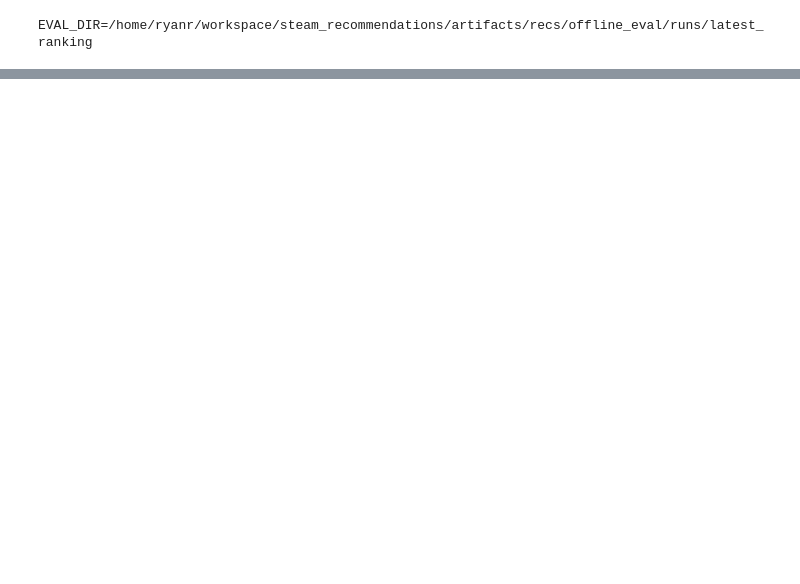
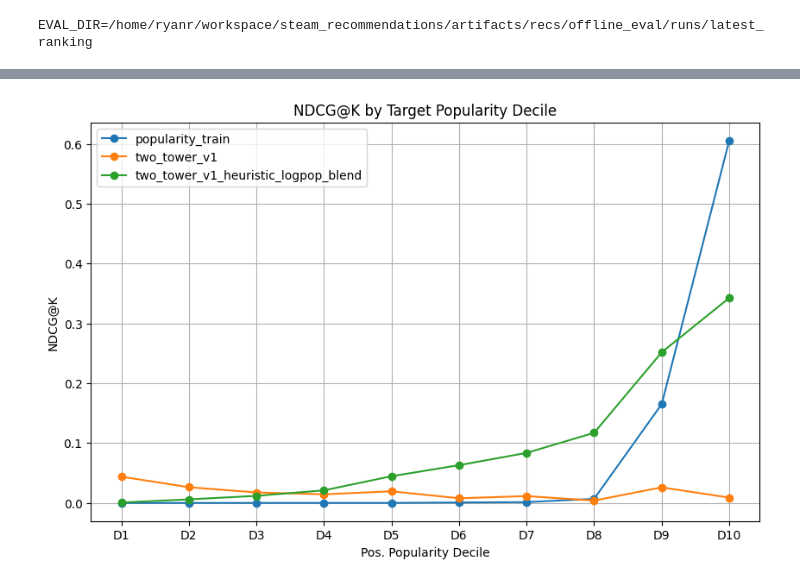
Before and after one commit to rreuther8/steam-review-ml, a Jupyter notebook: notebooks/ranking/recs_011_view_offline_ranking_eval.ipynb, the cells around one changed output, grey strips where cells are left out. Saved outputs shown, nothing was run; the diff lists cells and outputs as text; code cells hidden in the pictures; blank space fills up the shorter version.

```diff
--- a/notebooks/ranking/recs_011_view_offline_ranking_eval.ipynb
+++ b/notebooks/ranking/recs_011_view_offline_ranking_eval.ipynb
@@ -155,0 +225,17 @@ if rank_overall is not None:
+# %%
+display(Markdown("### By target popularity decile"))
+rank_pop_decile = _load_csv("ranking_by_pop_decile")
+if rank_pop_decile is not None:
+    display(rank_pop_decile.sort_values(["pos_pop_decile", "NDCG@K"], ascending=[True, False]))
+
+display(Markdown("### Delta vs popularity by decile (precomputed)"))
+rank_pop_delta = _load_csv("ranking_pop_delta")
+if rank_pop_delta is not None:
+    delta_cols = [
+        c
+        for c in rank_pop_delta.columns
+        if c.endswith("_delta_vs_pop") and c.replace("_delta_vs_pop", "") in DELTA_METRICS
+    ]
+    show_cols = ["pos_pop_decile", "method", *DELTA_METRICS, *delta_cols]
+    show_cols = [c for c in show_cols if c in rank_pop_delta.columns]
+    display(rank_pop_delta[show_cols].sort_values(["pos_pop_decile", "NDCG@K"], ascending=[True, False]))
@@ -155,0 +279,64 @@ if rank_overall is not None:
+# %%
+import matplotlib.pyplot as plt
+
+# Helper to sort deciles so D10 always at end, rest by natural order
+def _decile_sort_key(decile_val):
+    # Assumes D1 .. D10 format (string or int); D10 as last
+    if isinstance(decile_val, str) and decile_val.strip().upper() == "D10":
+        return (99,)
+    try:
+        # If int-like or "D1", "D2" ... pick int part for sort
+        sval = str(decile_val).strip().upper()
+        if sval.startswith("D") and sval[1:].isdigit():
+            return (int(sval[1:]),)
+        return (int(sval),)
+    except Exception:
+        return (0,)
+
+# Plot 1: NDCG@K by target popularity decile, for each method
+if rank_pop_decile is not None:
+    plt.figure(figsize=(10, 6))
+    for method, df_group in rank_pop_decile.groupby("method"):
+        # Sort deciles with D10 at end
+        df_group_sorted = df_group.copy()
+        df_group_sorted.loc[:, "decile_sort_order"] = df_group_sorted["pos_pop_decile"].map(_decile_sort_key)
+        df_group_sorted = df_group_sorted.sort_values("decile_sort_order")
+        plt.plot(
+            df_group_sorted["pos_pop_decile"],
+            df_group_sorted["NDCG@K"],
+            marker="o",
+            label=method,
+        )
+    plt.title("NDCG@K by Target Popularity Decile")
+    plt.xlabel("Pos. Popularity Decile")
+    plt.ylabel("NDCG@K")
+    plt.legend()
+    plt.grid(True)
+    plt.show()
+
+# Plot 2: Delta NDCG@K vs pop by decile per method (if available)
+if rank_pop_delta is not None:
+    ndcg_delta_cols = [c for c in rank_pop_delta.columns if c.startswith("NDCG@K_delta_vs_pop")]
+    methods = rank_pop_delta["method"].unique()
+    plt.figure(figsize=(10, 6))
+    for method in methods:
+        df_method = rank_pop_delta[rank_pop_delta["method"] == method]
+        # Sort deciles with D10 at end
+        df_method_sorted = df_method.copy()
+        df_method_sorted.loc[:, "decile_sort_order"] = df_method_sorted["pos_pop_decile"].map(_decile_sort_key)
+        df_method_sorted = df_method_sorted.sort_values("decile_sort_order")
+        plt.plot(
+            df_method_sorted["pos_pop_decile"],
+            df_method_sorted["NDCG@K_delta_vs_pop"] if "NDCG@K_delta_vs_pop" in df_method_sorted else df_method_sorted[ndcg_delta_cols[0]],
+            marker="o",
+            label=method,
+        )
+    plt.title("NDCG@K Delta vs Pop Baseline by Target Popularity Decile")
+    plt.xlabel("Pos. Popularity Decile")
+    plt.ylabel("NDCG@K Delta vs Pop")
+    plt.axhline(0, color="gray", linestyle="--", linewidth=1)
+    plt.legend()
+    plt.grid(True)
+    plt.show()
+# %% [output]
+[figure, added]
```
Also changed, not shown: parts of 6 cells of this notebook, 36 other files.
